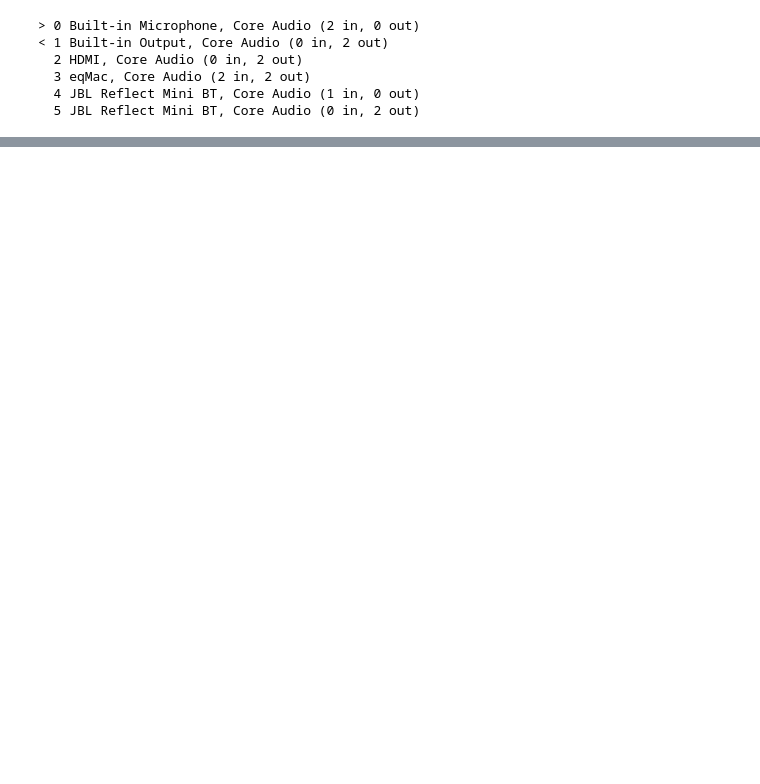
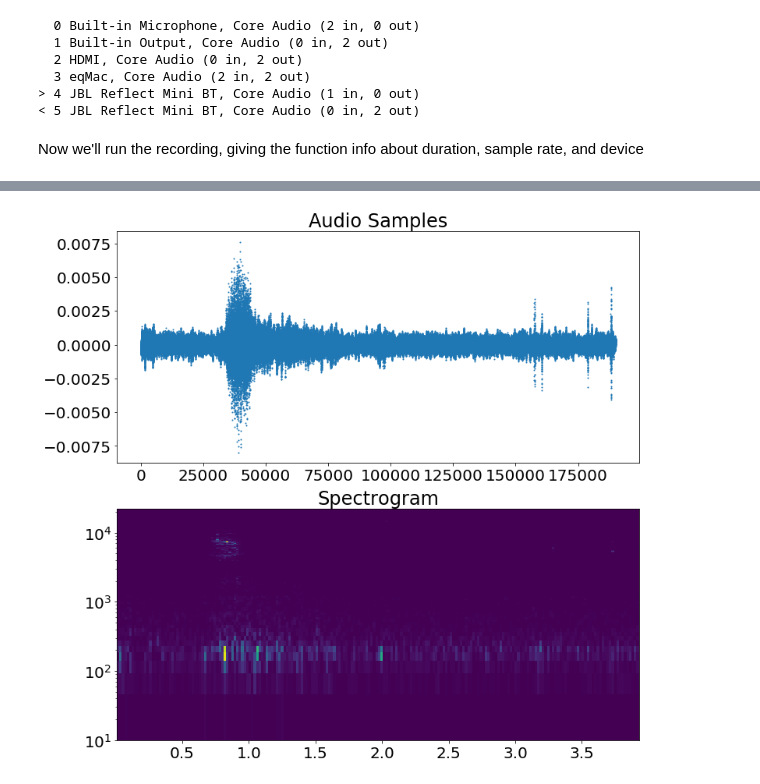
Before and after one commit to DolbyLaboratories/audio-code-demo, a Jupyter notebook: AudioDemo.ipynb, the cells around one changed output, grey strips where cells are left out. Drawn from its saved outputs; the diff is of its cells as text; code cells hidden in the pictures; blank space fills up the shorter version.

```diff
--- a/AudioDemo.ipynb
+++ b/AudioDemo.ipynb
@@ -52,6 +59,0 @@ max(wave)
-# %%
-sd.default.samplerate=48000
-sd.default.device = 'Built'
-max_duration = 5 # seconds
-myrecording = sd.rec(max_duration*rate_Hz, samplerate=rate_Hz, device=0, channels=1)
-sd.wait()
@@ -80,9 +92,18 @@ view_audio(myrecording, rate_Hz, min_sample=60000, max_sample=100000)
 import sounddevice as sd
 print(sd.query_devices())
 # %% [output]
-> 0 Built-in Microphone, Core Audio (2 in, 0 out)
-< 1 Built-in Output, Core Audio (0 in, 2 out)
+  0 Built-in Microphone, Core Audio (2 in, 0 out)
+  1 Built-in Output, Core Audio (0 in, 2 out)
   2 HDMI, Core Audio (0 in, 2 out)
   3 eqMac, Core Audio (2 in, 2 out)
-  4 JBL Reflect Mini BT, Core Audio (1 in, 0 out)
-  5 JBL Reflect Mini BT, Core Audio (0 in, 2 out)
+> 4 JBL Reflect Mini BT, Core Audio (1 in, 0 out)
+< 5 JBL Reflect Mini BT, Core Audio (0 in, 2 out)
+# %% [markdown]
+Now we'll run the recording, giving the function info about duration, sample rate, and device
+# %%
+recording_duration = 5  # seconds
+my_recording = sd.rec(recording_duration*rate_Hz, samplerate=rate_Hz, device=0, channels=1)
+sd.wait()
+# %%
+view_audio(my_recording, rate_Hz, min_sample=50000, max_sample=-1)
+# %% [output]
@@ -88,0 +111 @@ print(sd.query_devices())
+[figure, added]
```
Also changed, not shown: parts of 18 cells of this notebook, 1 other file.
